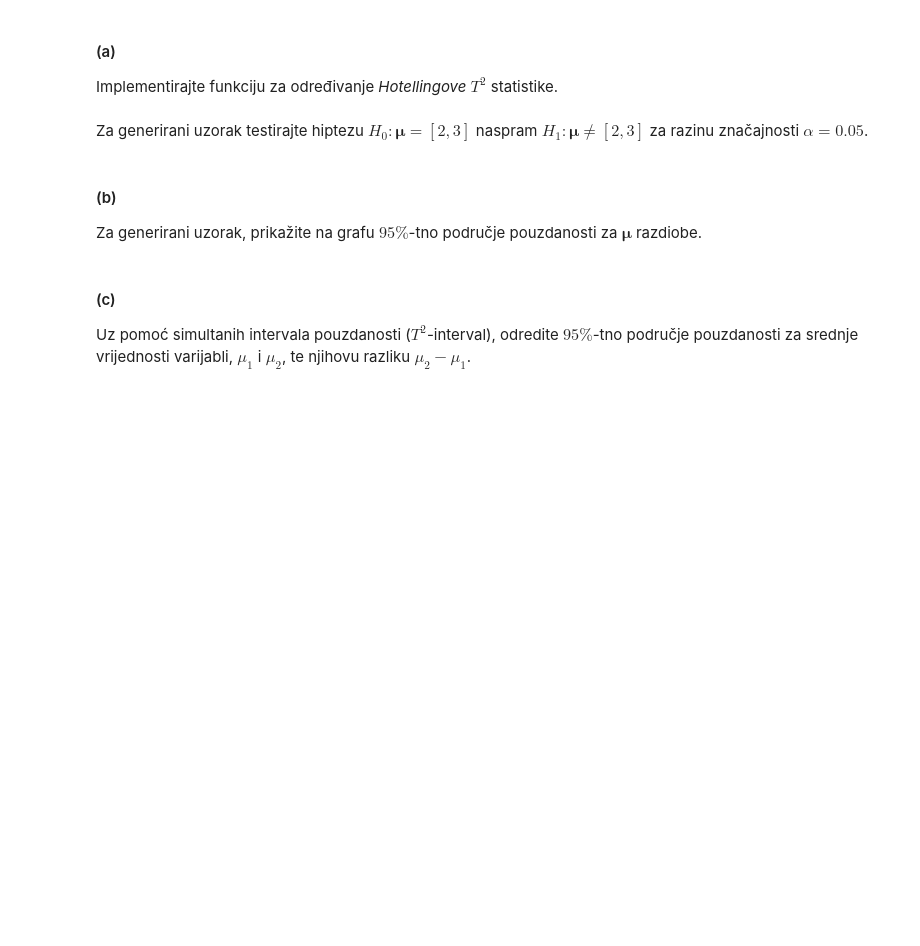
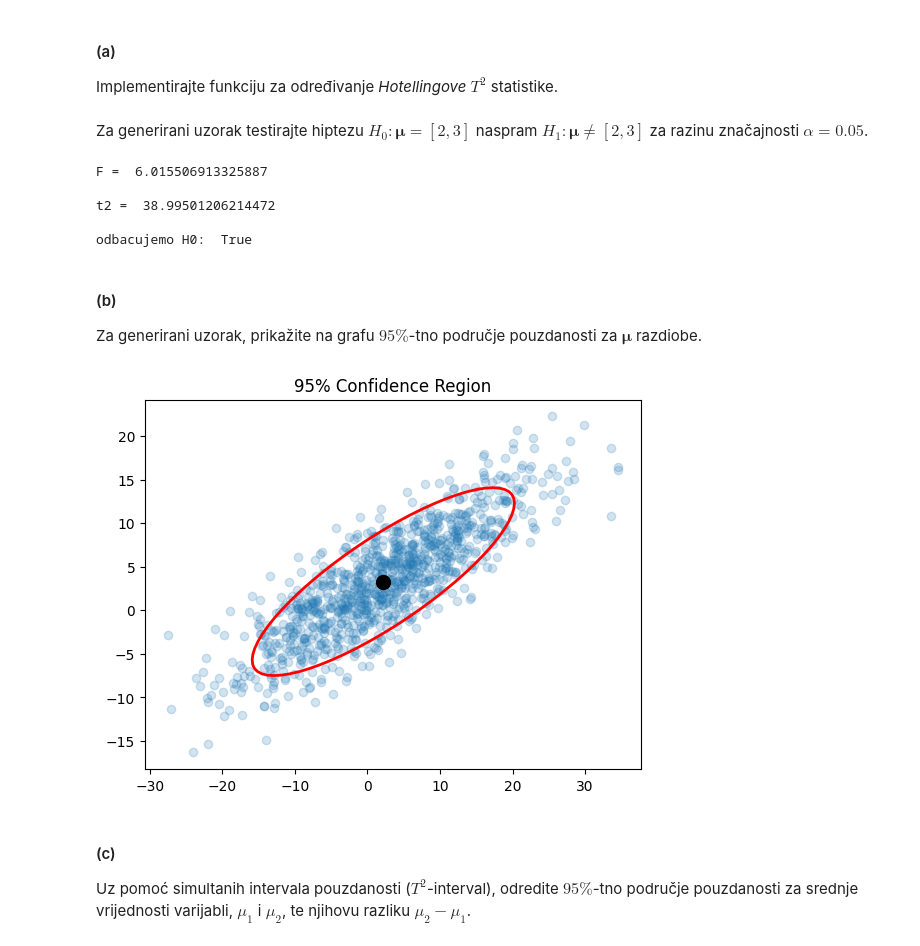
Before and after one commit to sskender/multivariate-data-analysis, a Jupyter notebook: 2023/lab1/SVEN_SKENDER_0036507654.ipynb, the cells around one changed output. Saved outputs shown, nothing was run; the diff lists cells and outputs as text; code cells hidden in the pictures; blank space fills up the shorter version.

```diff
--- a/2023/lab1/SVEN_SKENDER_0036507654.ipynb
+++ b/2023/lab1/SVEN_SKENDER_0036507654.ipynb
@@ -633,12 +636,58 @@ Implementirajte funkciju za određivanje *Hotellingove $T^2$* statistike.
 Za generirani uzorak testirajte hiptezu $H_0: \mathbf{\mu}= [2, 3]$ naspram $H_1: \mathbf{\mu} \neq [2, 3]$ za razinu značajnosti $\alpha = 0.05$.
 # %%
 # <Vaš kôd ovdje>
+
+from scipy.stats import f
+
+n = 1000
+p = 2  # len(mu)
+
+
+alpha = 0.05
+F_crit = f.ppf(1 - alpha, p, n - p)
+F = (((n - 1) * p) / (n - p)) * F_crit
+
+print("\nF = ", F)
+
+
+t2 = hotelling(X, mu)
+
+print("\nt2 = ", t2)
+
+
+print("\nodbacujemo H0: ", t2 > F)
+# %% [output]
+F =  6.015506913325887
+
+t2 =  38.99501206214472
+
+odbacujemo H0:  True
 # %% [markdown]
 #### (b)
 
 Za generirani uzorak, prikažite na grafu $95\%$-tno područje pouzdanosti za $\mathbf{\mu}$ razdiobe.
 # %%
 # <Vaš kôd ovdje>
+
+import matplotlib.pyplot as plt
+from matplotlib.patches import Ellipse
+
+x_bar = np.mean(X, axis=0)
+S = np.cov(X.T)
+
+eigenvalues, eigenvectors = np.linalg.eig(S)
+theta = np.degrees(np.arctan2(*eigenvectors[:,0][::-1]))
+width, height = 2 * np.sqrt(F_crit * eigenvalues)
+ellipse = Ellipse(xy=x_bar, width=width, height=height, angle=theta, edgecolor='r', fc='None', lw=2)
+
+fig, ax = plt.subplots()
+ax.scatter(X[:,0], X[:,1], alpha=0.2)
+ax.add_artist(ellipse)
+ax.plot(x_bar[0], x_bar[1], marker='o', markersize=10, color="black")
+plt.title('95% Confidence Region')
+plt.show()
+# %% [output]
+[figure, added]
 # %% [markdown]
 #### (c)
 
```
Also changed, not shown: parts of 14 cells of this notebook.
